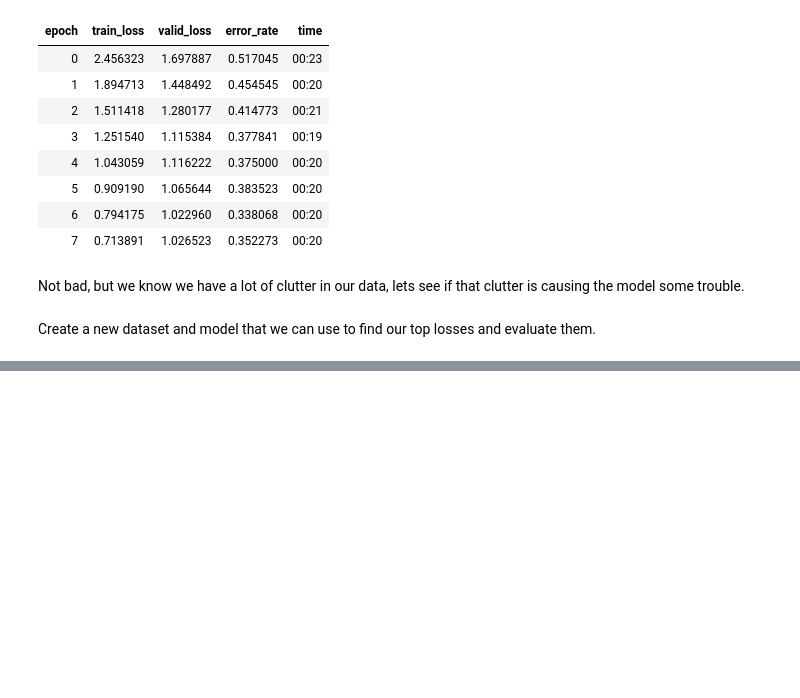
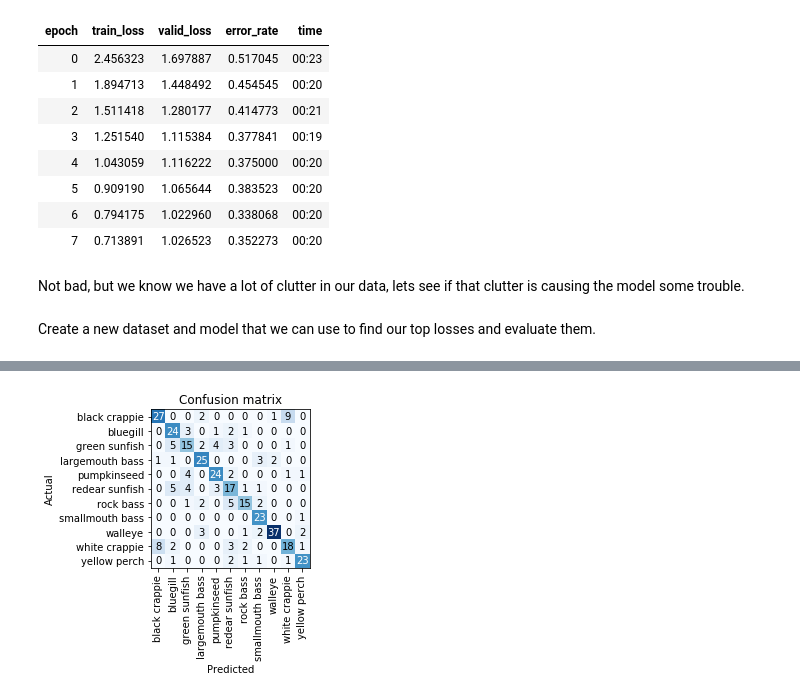
Before and after one commit to JQCoburn/fish-id, a Jupyter notebook: Lesson 2 Fish Identification Model with More Data.ipynb, the cells around one changed output, grey strips where cells are left out. Cells and saved outputs as stored; diff of their text form; code cells hidden in the pictures; blank space fills up the shorter version.

```diff
--- a/Lesson 2 Fish Identification Model with More Data.ipynb
+++ b/Lesson 2 Fish Identification Model with More Data.ipynb
@@ -101,0 +214,4 @@ HBox(children=(VBox(children=(Image(value=b'\xff\xd8\xff\xe0\x00\x10JFIF\x00\x01
+# %%
+results.plot_confusion_matrix()
+# %% [output]
+[figure, added]
```
Also changed, not shown: parts of 17 cells of this notebook.
